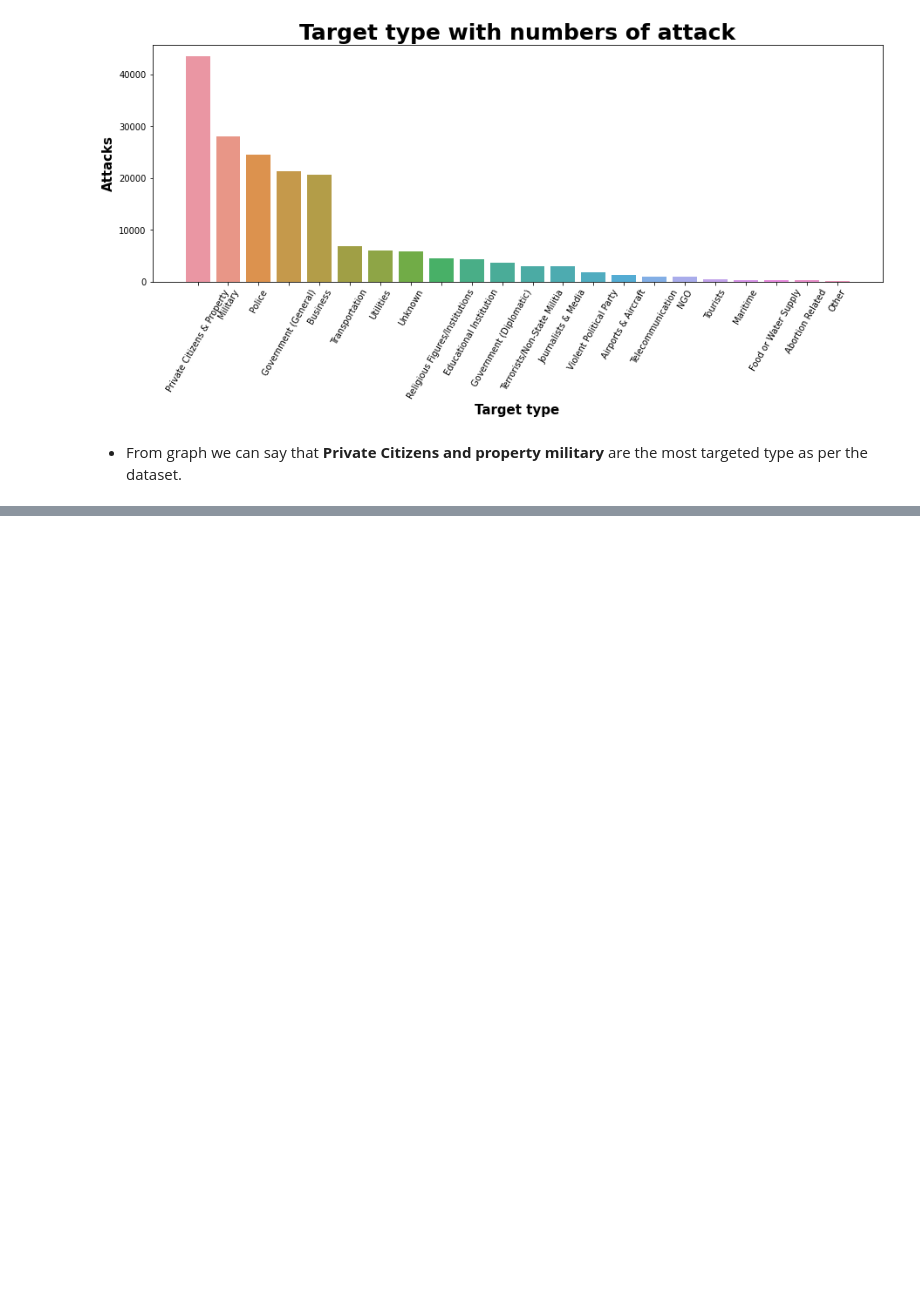
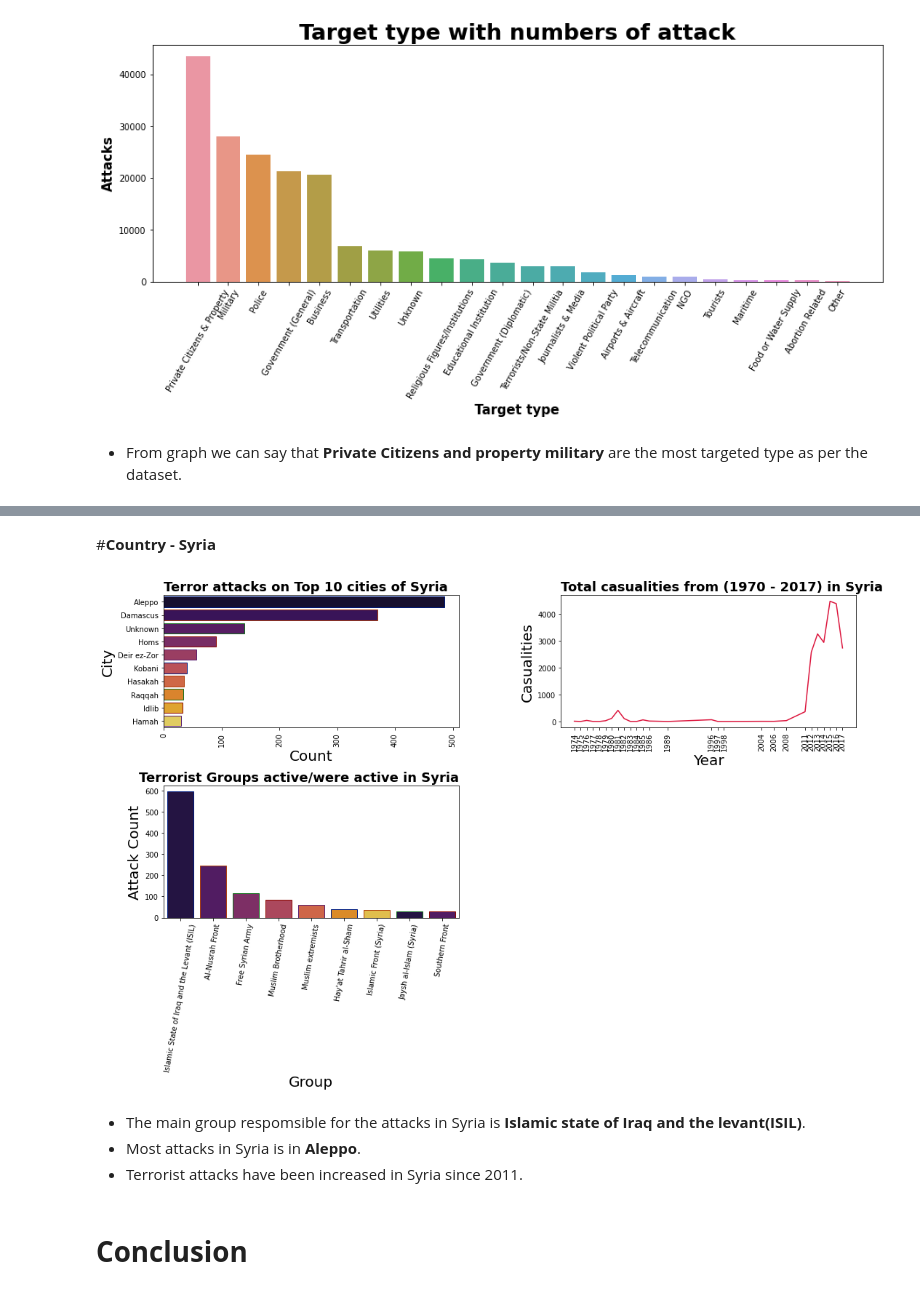
Before and after one commit to Kedarpatil24/Global-Terrorism-Analysis, a Jupyter notebook: Global_Terrorism_Analysis_Capstone_Project.ipynb, the cells around one changed output, grey strips where cells are left out. Saved outputs shown, nothing was run; the diff lists cells and outputs as text; code cells hidden in the pictures; blank space fills up the shorter version.

```diff
--- a/Global_Terrorism_Analysis_Capstone_Project.ipynb
+++ b/Global_Terrorism_Analysis_Capstone_Project.ipynb
@@ -395,0 +480,12 @@ plt.plot()
+# %% [markdown]
+#**Country - Syria**
+# %%
+country_analysis(df, country ='Syria', palette = 'inferno', line_color = 'crimson')
+# %% [output]
+[figure, added]
+# %% [markdown]
+* The main group respomsible for the attacks in Syria is **Islamic state of Iraq and the levant(ISIL)**.
+* Most attacks in Syria is in **Aleppo**.
+* Terrorist attacks have been increased in Syria since 2011.
+# %% [markdown]
+# **Conclusion**
```
Also changed, not shown: parts of 15 cells of this notebook.
